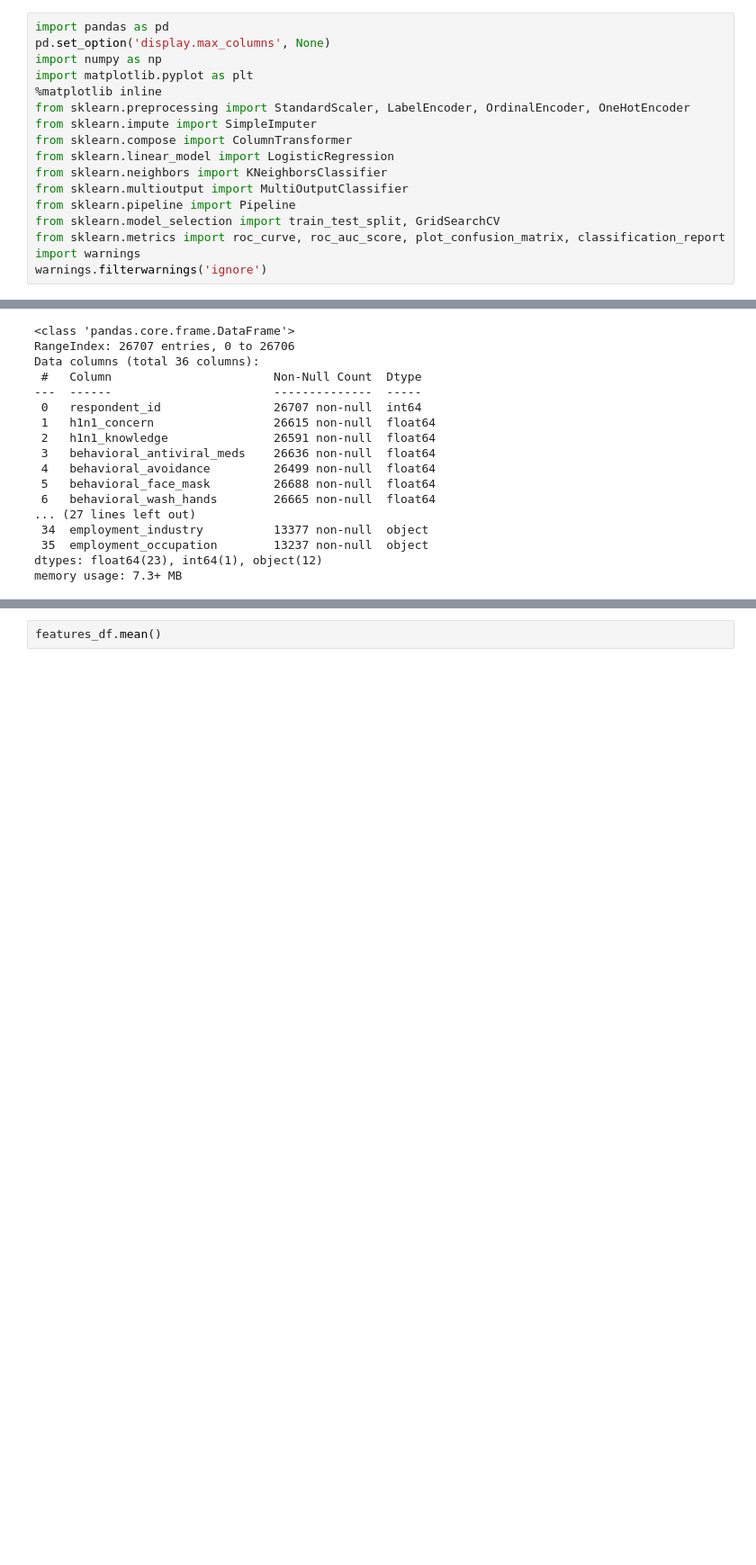
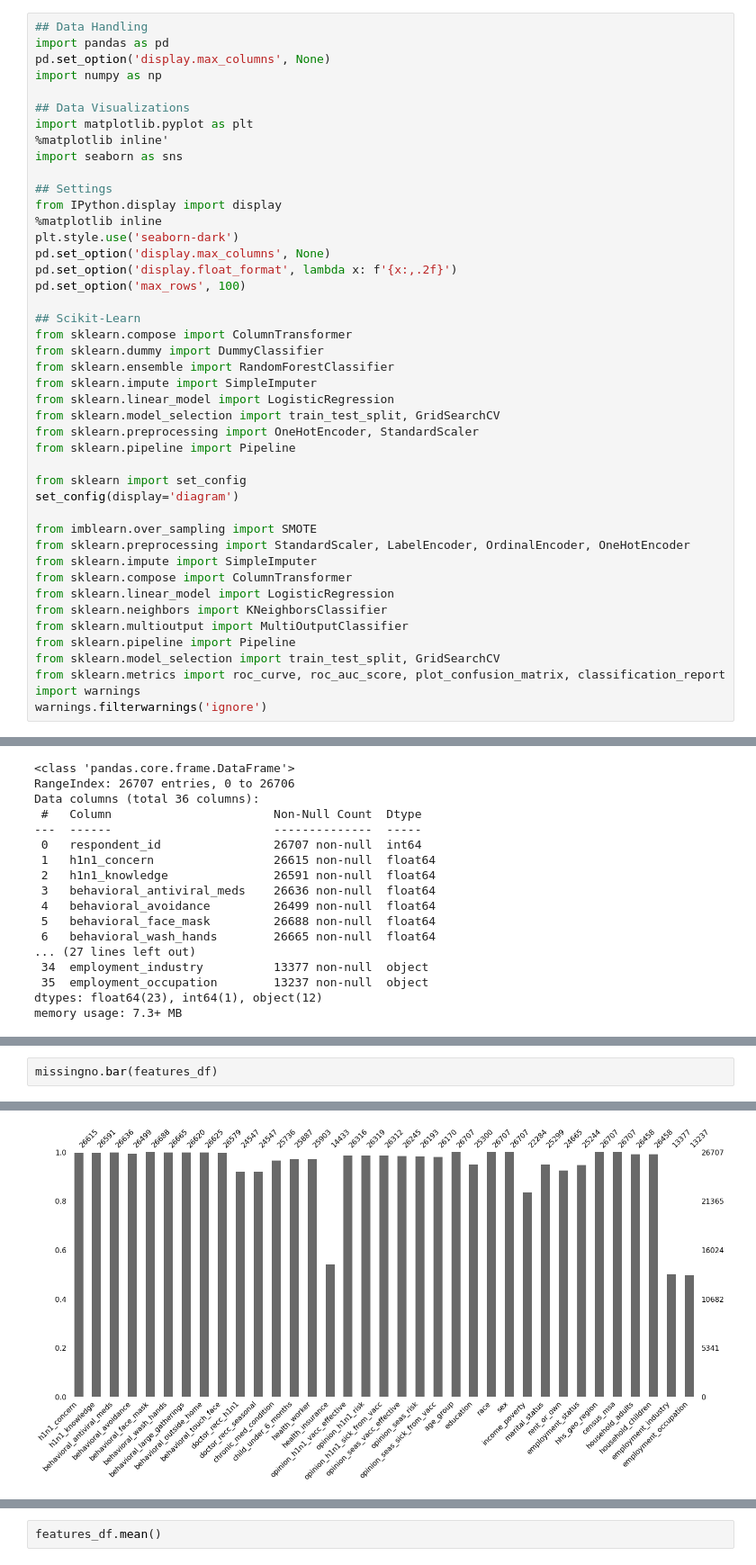
Before and after one commit to rcauvy/Flu_Shot_Learning, a Jupyter notebook: index.ipynb, the cells around one changed output, grey strips where cells are left out. Shown at 90% size. Drawn from its saved outputs; the diff is of its cells as text; blank space fills up the shorter version.

```diff
--- a/index.ipynb
+++ b/index.ipynb
@@ -24,9 +28,36 @@ As the Covid-19 virus has spread throughout the world. Countries across the worl
 # %%
+## Data Handling
 import pandas as pd
 pd.set_option('display.max_columns', None)
 import numpy as np
+
+## Data Visualizations
 import matplotlib.pyplot as plt
+%matplotlib inline'
+import seaborn as sns
+
+## Settings
+from IPython.display import display
 %matplotlib inline
+plt.style.use('seaborn-dark')
+pd.set_option('display.max_columns', None)
+pd.set_option('display.float_format', lambda x: f'{x:,.2f}')
+pd.set_option('max_rows', 100)
+
+## Scikit-Learn
+from sklearn.compose import ColumnTransformer
+from sklearn.dummy import DummyClassifier
+from sklearn.ensemble import RandomForestClassifier
+from sklearn.impute import SimpleImputer
+from sklearn.linear_model import LogisticRegression
+from sklearn.model_selection import train_test_split, GridSearchCV
+from sklearn.preprocessing import OneHotEncoder, StandardScaler
+from sklearn.pipeline import Pipeline
+
+from sklearn import set_config
+set_config(display='diagram')
+
+from imblearn.over_sampling import SMOTE
 from sklearn.preprocessing import StandardScaler, LabelEncoder, OrdinalEncoder, OneHotEncoder
 from sklearn.impute import SimpleImputer
 from sklearn.compose import ColumnTransformer
@@ -154,0 +201,3 @@ memory usage: 7.3+ MB
+# %%
+missingno.bar(features_df)
+# %% [output]
@@ -154,0 +205 @@ memory usage: 7.3+ MB
+[figure, added]
```
Also changed, not shown: parts of 63 cells of this notebook.
